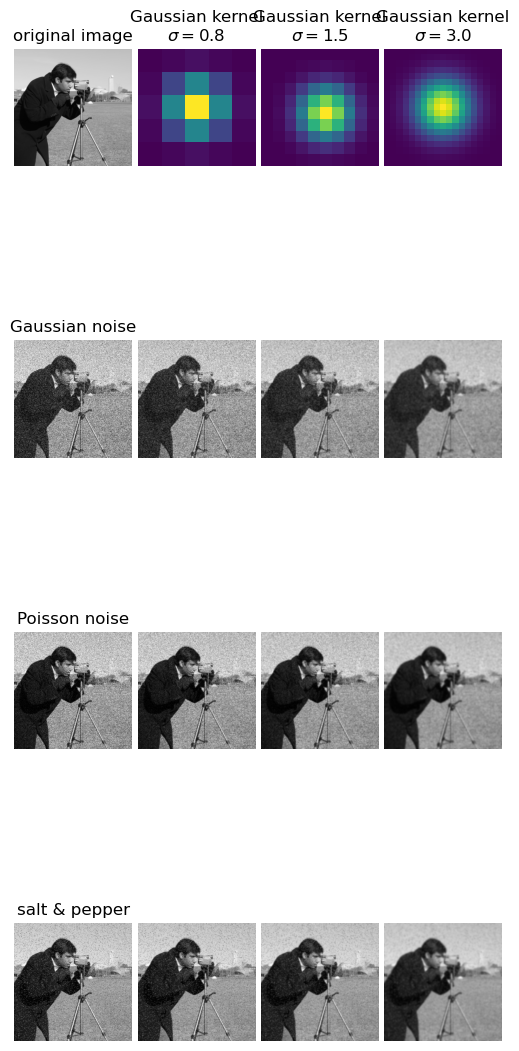
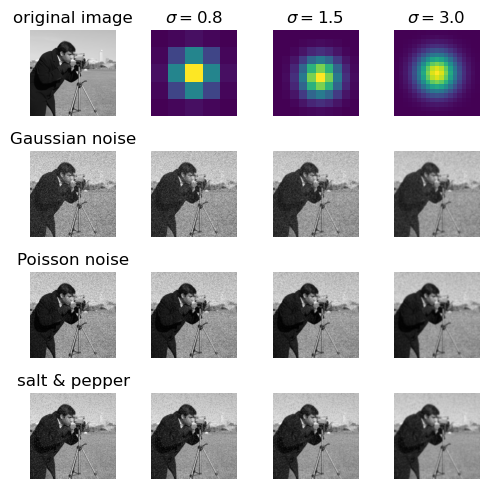
Unified diff of the notebook cell whose output changed from the first chart to the second:
--- before
+++ after
@@ -91,5 +91,5 @@
 
     axes[0, j].imshow(k, cmap="viridis")
-    axes[0, j].set_title(f"Gaussian kernel\n$\\sigma={s}$")
+    axes[0, j].set_title(f"$\\sigma={s}$")
     axes[0, j].axis("off")
 
@@ -122,5 +122,6 @@
         axes[i, j].axis("off")
 
+fig.set_figwidth(5)
+fig.set_figheight(5)
 plt.tight_layout()
-fig.set_figwidth(5)
 plt.savefig('./figures/gaussian-smoothing.png',dpi=300)

Commit: up